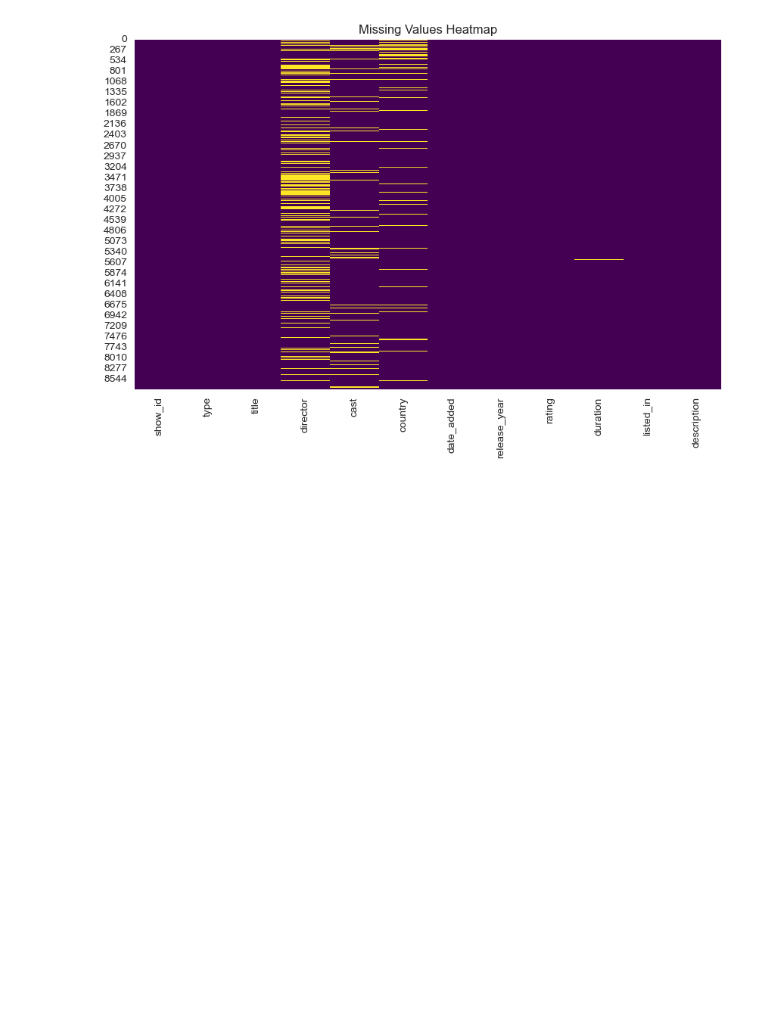
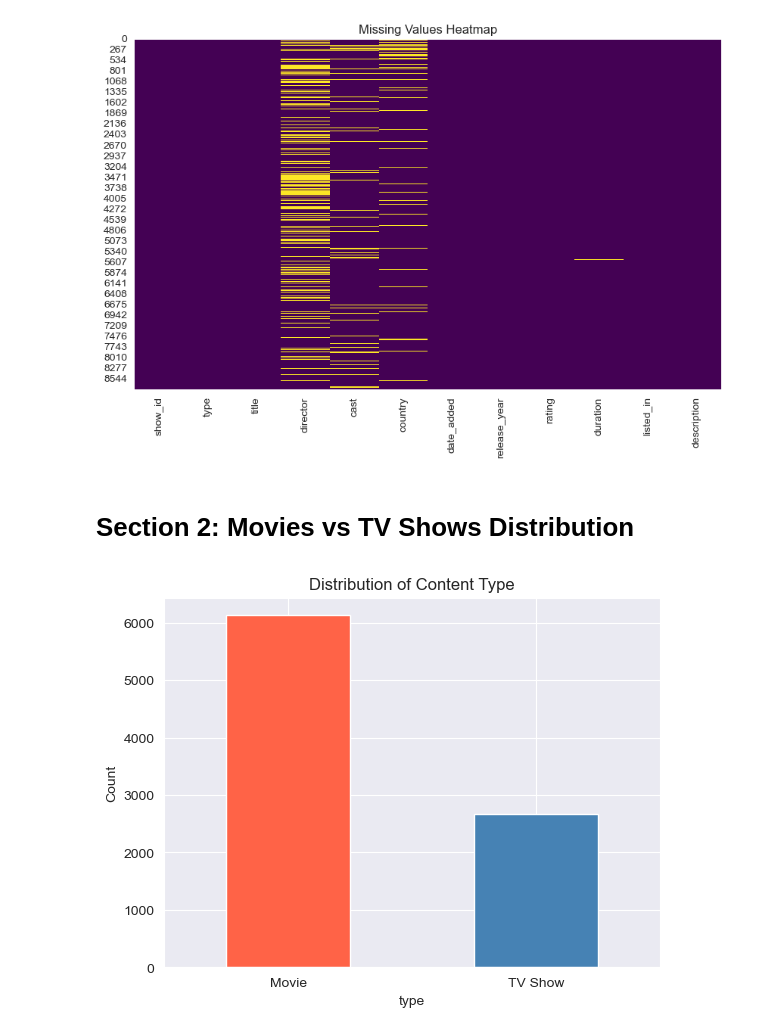
Before and after one commit to aghabidareh/NetflixAnalyzer, a Jupyter notebook: main.ipynb, the cells around one changed output. Saved outputs shown, nothing was run; the diff lists cells and outputs as text; code cells hidden in the pictures; blank space fills up the shorter version.

Commit message:
plots-and-graphs

```diff
--- a/main.ipynb
+++ b/main.ipynb
@@ -69,3 +69,16 @@ plt.title("Missing Values Heatmap")
 plt.show()
 # %% [output]
 [figure]
+# %% [markdown]
+# Section 2: Movies vs TV Shows Distribution
+# %%
+type_counts = df['type'].value_counts()
+
+# Barplot
+type_counts.plot(kind='bar', color=['tomato', 'steelblue'])
+plt.title("Distribution of Content Type")
+plt.ylabel("Count")
+plt.xticks(rotation=0)
+plt.show()
+# %% [output]
+[figure, added]
```
